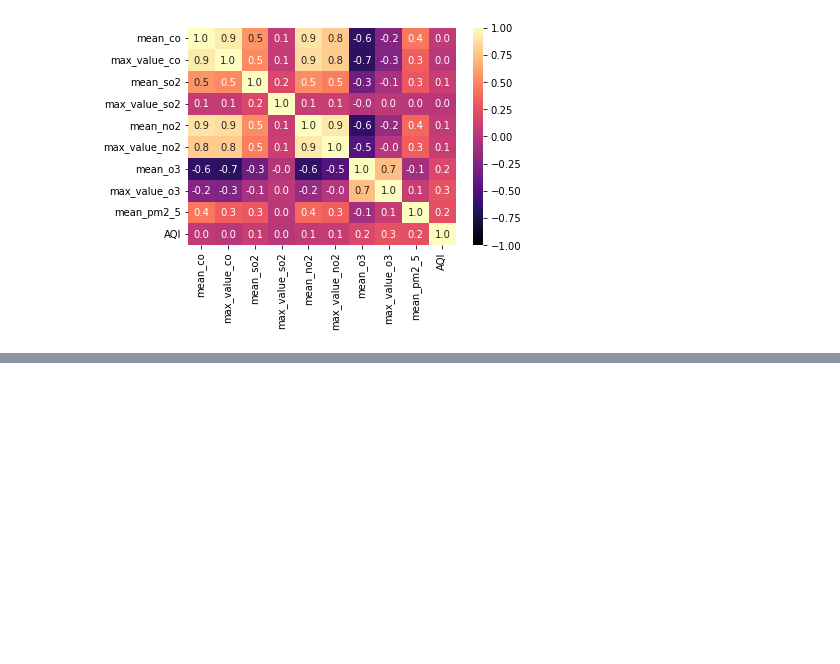
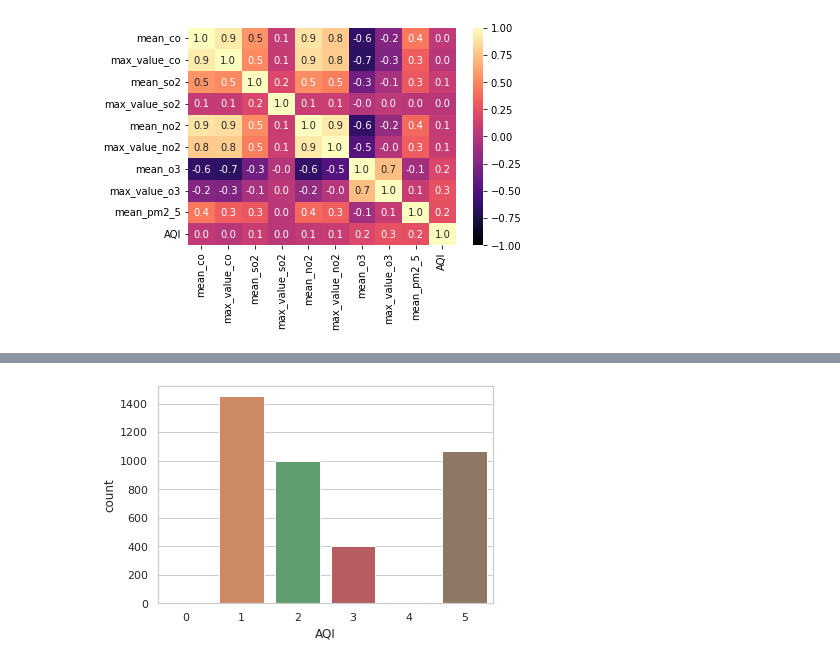
Before and after one commit to fxschmidt/AirPollution, a Jupyter notebook: Eigenes_Projekt/analysis_AirPollution.ipynb, the cells around one changed output, grey strips where cells are left out. Saved outputs shown, nothing was run; the diff lists cells and outputs as text; code cells hidden in the pictures; blank space fills up the shorter version.

Commit message:
Plot the first Data

```diff
--- a/Eigenes_Projekt/analysis_AirPollution.ipynb
+++ b/Eigenes_Projekt/analysis_AirPollution.ipynb
@@ -10,5 +11,9 @@ from additional_functions import *
 pollutans=["co","no2","so2","o3","pm2_5"]
 # %%
 #Load Dataframes
-pollution=pd.read_csv("Pollution_Data/pollutant_df.csv",index_col=0)
-predictor=pd.read_csv("Predictor_Data/all.csv",index_col=0)
+pollution=pd.read_csv("Pollution_Data/pollutant_df.csv")
+pollution["date"] = pd.to_datetime(pollution["date"])
+pollution.set_index("date",inplace=True)
+predictor=pd.read_csv("Predictor_Data/all.csv")
+predictor["date"] = pd.to_datetime(predictor["date"])
+predictor.set_index("date",inplace=True)
@@ -47,0 +92,6 @@ corr_fig.savefig("Visualization/EDA/Correlation_Heatmap_pollutans.png",dpi=200)
+# %%
+aqi_fig, aqi_ax = plt.subplots()
+sns.countplot(x=pollution["AQI"])
+aqi_fig.savefig("Visualization/EDA/AQI.png",dpi=200,bbox_inches="tight")
+# %% [output]
+[figure, added]
```
Also changed, not shown: parts of 11 cells of this notebook, 10 other files.
